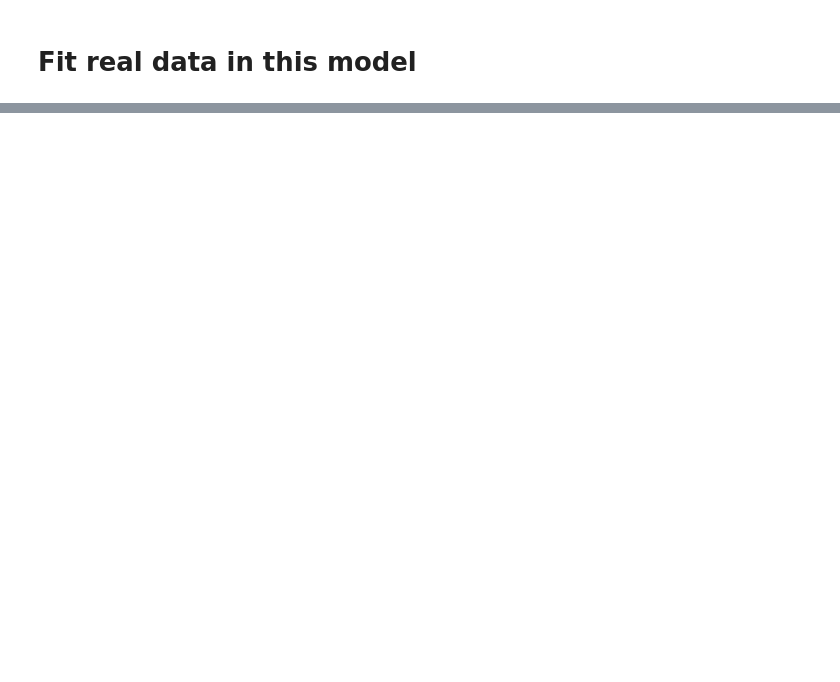
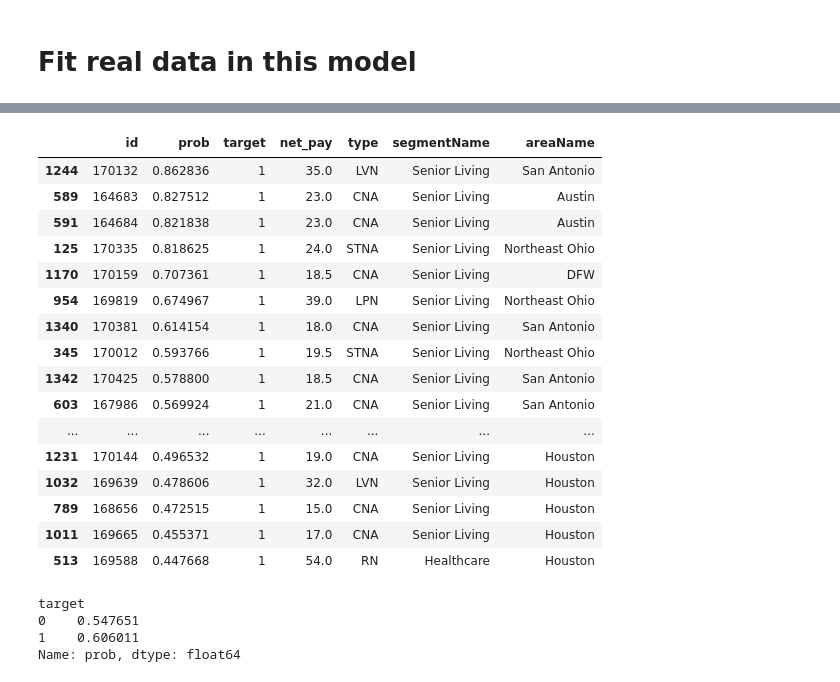
Before and after one commit to fufufu-hub/nursedash, a Jupyter notebook: logistic regression.ipynb, the cells around one changed output, grey strips where cells are left out. Saved outputs shown, nothing was run; the diff lists cells and outputs as text; code cells hidden in the pictures; blank space fills up the shorter version.

```diff
--- a/logistic regression.ipynb
+++ b/logistic regression.ipynb
@@ -328,0 +362,6 @@ realdata.reset_index().to_csv('week322_pred.csv')
+# %%
+thisweek = pd.read_csv('download.csv')
+# %%
+realdata_test = realdata[['id', 'prob']]
+thisweek_validation = thisweek.merge(realdata_test, on = 'id', how = 'left')
+thisweek_validation.dropna(subset=['prob'],inplace = True)
@@ -328,0 +373,20 @@ realdata.reset_index().to_csv('week322_pred.csv')
+# %%
+thisweek_validation
+
+def CW_by_nurse(row):
+    if row['status']=='withdrawn' and row['prevStatus'] == 'confirmed':
+        if row['withdrawnInfo_value'] == 'nurse':
+            if row['CW_Time2Start_Time'] < 0 and row['CW_Time2Start_Time'] >= -24:
+                return 1
+            else:
+                return 0
+        else:
+            return 0
+    else:
+        return 0
+
+thisweek_validation['target'] = thisweek_validation.apply (lambda row: CW_by_nurse(row), axis=1)
+# %%
+thisweek_validation = thisweek_validation[['id', 'prob', 'target', 'net_pay', 'type', 'segmentName', 'areaName']]
+
+# thisweek_validation.to_csv('week322_check.csv', index = False)
@@ -328,0 +423,27 @@ realdata.reset_index().to_csv('week322_pred.csv')
+# %%
+thisweek_validation[thisweek_validation['target']==1].sort_values(by = 'prob', ascending = False)
+# %% [output]
+|  | id | prob | target | net_pay | type | segmentName | areaName |
+| 1244 | 170132 | 0.862836 | 1 | 35.0 | LVN | Senior Living | San Antonio |
+| 589 | 164683 | 0.827512 | 1 | 23.0 | CNA | Senior Living | Austin |
+| 591 | 164684 | 0.821838 | 1 | 23.0 | CNA | Senior Living | Austin |
+| 125 | 170335 | 0.818625 | 1 | 24.0 | STNA | Senior Living | Northeast Ohio |
+| 1170 | 170159 | 0.707361 | 1 | 18.5 | CNA | Senior Living | DFW |
+| 954 | 169819 | 0.674967 | 1 | 39.0 | LPN | Senior Living | Northeast Ohio |
+| 1340 | 170381 | 0.614154 | 1 | 18.0 | CNA | Senior Living | San Antonio |
+| 345 | 170012 | 0.593766 | 1 | 19.5 | STNA | Senior Living | Northeast Ohio |
+| 1342 | 170425 | 0.578800 | 1 | 18.5 | CNA | Senior Living | San Antonio |
+| 603 | 167986 | 0.569924 | 1 | 21.0 | CNA | Senior Living | San Antonio |
+| ... | ... | ... | ... | ... | ... | ... | ... |
+| 1231 | 170144 | 0.496532 | 1 | 19.0 | CNA | Senior Living | Houston |
+| 1032 | 169639 | 0.478606 | 1 | 32.0 | LVN | Senior Living | Houston |
+| 789 | 168656 | 0.472515 | 1 | 15.0 | CNA | Senior Living | Houston |
+| 1011 | 169665 | 0.455371 | 1 | 17.0 | CNA | Senior Living | Houston |
+| 513 | 169588 | 0.447668 | 1 | 54.0 | RN | Healthcare | Houston |
+# %%
+thisweek_validation.groupby("target")['prob'].mean()
+# %% [output]
+target
+0    0.547651
+1    0.606011
+Name: prob, dtype: float64
```
Also changed, not shown: parts of 21 cells of this notebook.
